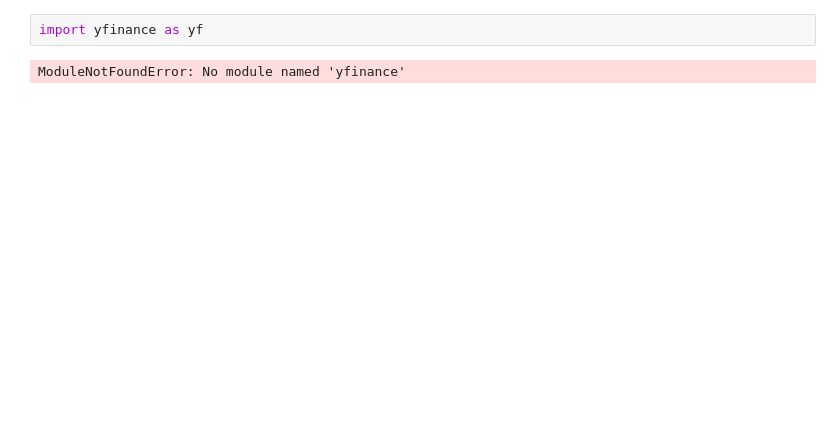
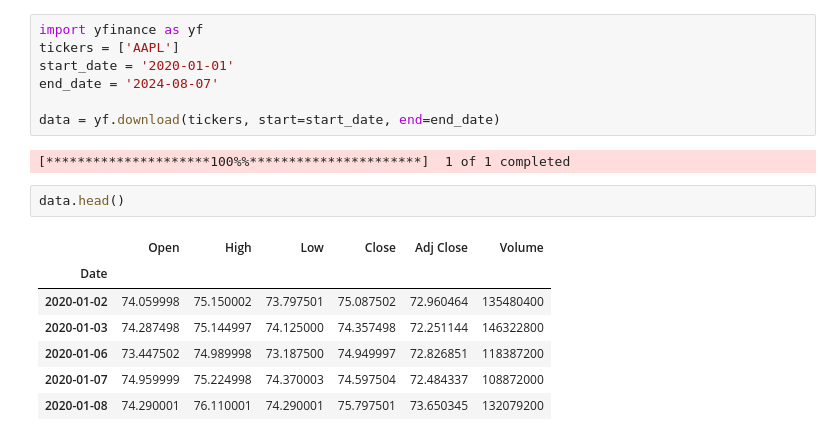
Before and after one commit to jaivrat/time-series, a Jupyter notebook: t-series-python/01-Intro.ipynb, the cells around one changed output. Saved outputs shown, nothing was run; the diff lists cells and outputs as text; blank space fills up the shorter version.

```diff
--- a/t-series-python/01-Intro.ipynb
+++ b/t-series-python/01-Intro.ipynb
@@ -1,4 +1,19 @@
 # %%
 import yfinance as yf
+tickers = ['AAPL']
+start_date = '2020-01-01'
+end_date = '2024-08-07'
+
+data = yf.download(tickers, start=start_date, end=end_date)
 # %% [output]
-ModuleNotFoundError: No module named 'yfinance'
+[*********************100%%**********************]  1 of 1 completed
+# %%
+data.head()
+# %% [output]
+|  | Open | High | Low | Close | Adj Close | Volume |
+| Date |  |  |  |  |  |  |
+| 2020-01-02 | 74.059998 | 75.150002 | 73.797501 | 75.087502 | 72.960464 | 135480400 |
+| 2020-01-03 | 74.287498 | 75.144997 | 74.125000 | 74.357498 | 72.251144 | 146322800 |
+| 2020-01-06 | 73.447502 | 74.989998 | 73.187500 | 74.949997 | 72.826851 | 118387200 |
+| 2020-01-07 | 74.959999 | 75.224998 | 74.370003 | 74.597504 | 72.484337 | 108872000 |
+| 2020-01-08 | 74.290001 | 76.110001 | 74.290001 | 75.797501 | 73.650345 | 132079200 |
```
Also changed, not shown: parts of 3 cells of this notebook, 2 other files.
